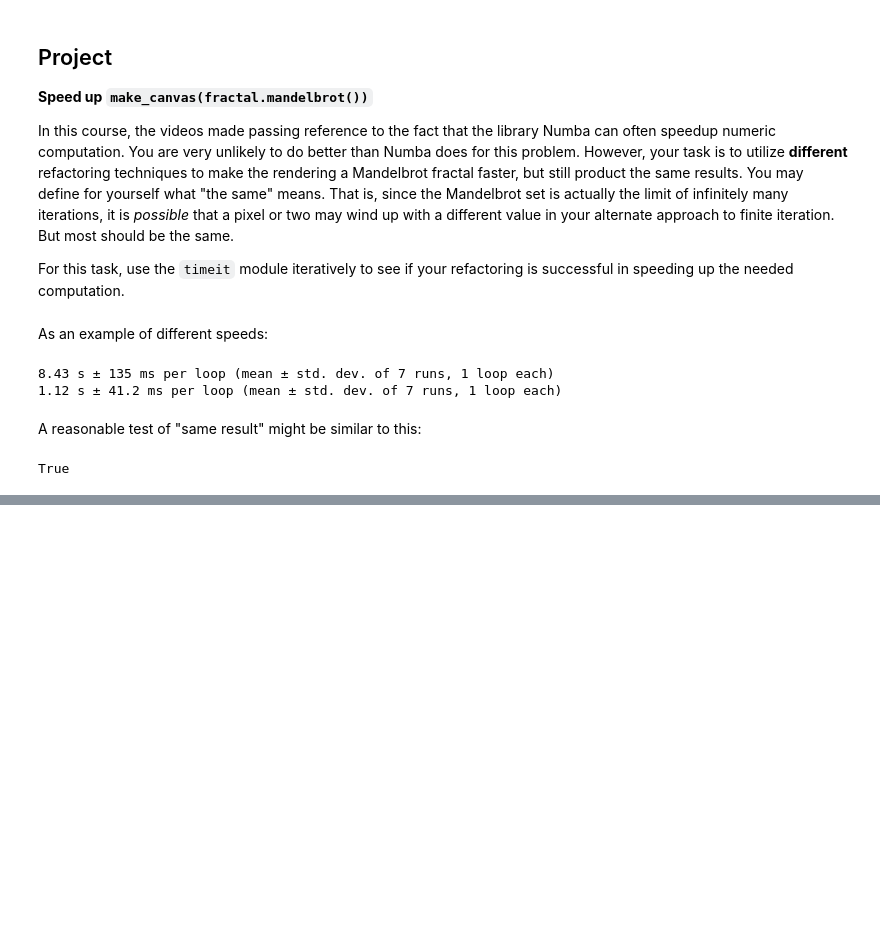
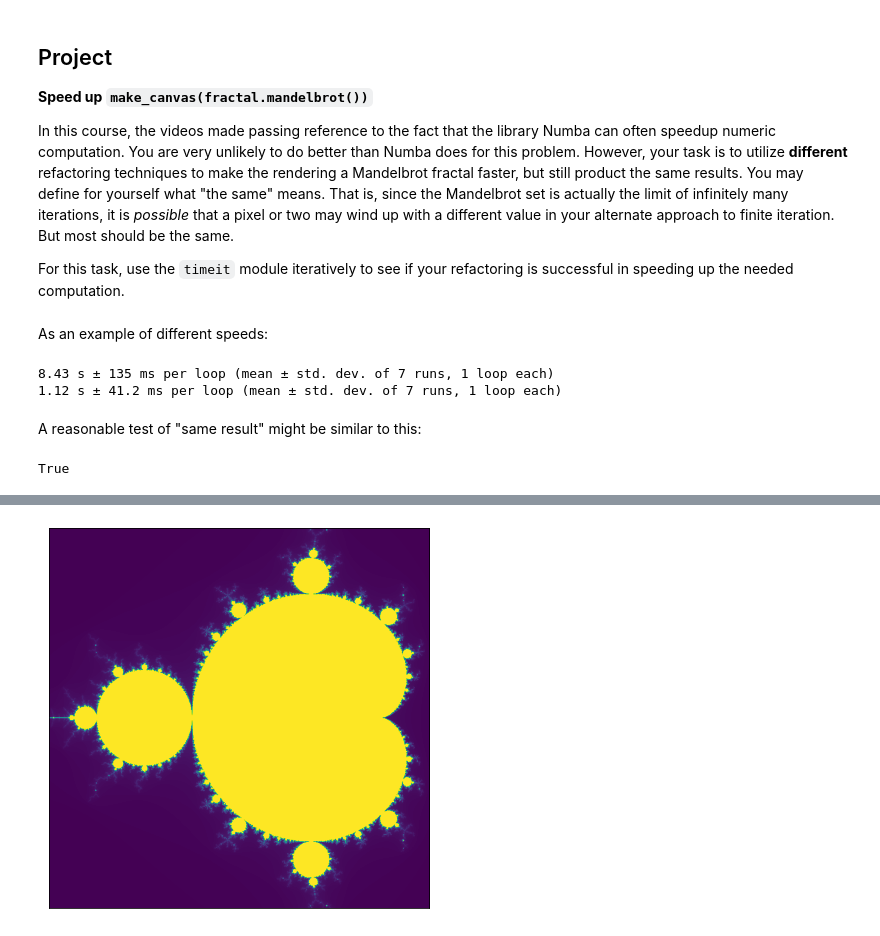
Before and after one commit to rahmah7/using-timeit-to-guide-code-speedups, a Jupyter notebook: Project.ipynb, the cells around one changed output, grey strips where cells are left out. Drawn from its saved outputs; the diff is of its cells as text; code cells hidden in the pictures; blank space fills up the shorter version.

```diff
--- a/Project.ipynb
+++ b/Project.ipynb
@@ -49,0 +54,29 @@ True
+# %%
+import numpy as np
+from itertools import product
+
+def make_canvas(fn, x, y, size, pixels, kws={}):
+    """Create a 'canvas' based on an arbitrary function fn:ℂ🠖ℕ
+
+    fn:     function visualized
+    x:      real coordinate of center
+    y:      imaginary coordinate of center
+    size:   numeric range of value to plot in each coord
+    pixels: size of generated graph in pixels (square)
+
+    Canvas is NumPy array of dtype uint8 (0 <= n <= 255)
+    """
+    xspan, yspan = pixels, pixels
+    canvas = np.empty(shape=(xspan, yspan), dtype=np.uint8)
+
+    # Compute mandelbrot as whole canvas, not point-by-point
+    if fn.__name__ == 'mandelbrot':
+        return numpy_mandelbrot(canvas, x, y, size)
+
+    for row, col in product(range(xspan), range(yspan)):
+        real = x - (size/2) + (size * col/xspan)
+        imag = y - (size/2) + (size * row/yspan)
+        z0 = complex(real, imag)
+        escape = fn(z0, **kws) or 0
+        canvas[row, col] = escape
+    return canvas
@@ -50,2 +106,6 @@ True
+# %%
+visualize(make_canvas(mandelbrot, -0.5, 0, 2, pixels=800))
+# %% [output]
+[figure, added]
 # %% [markdown]
 ![orange-divider](https://user-images.githubusercontent.com/7065401/92672455-187a5f80-f2ef-11ea-890c-40be9474f7b7.png)
```
Also changed, not shown: parts of 3 cells of this notebook.
